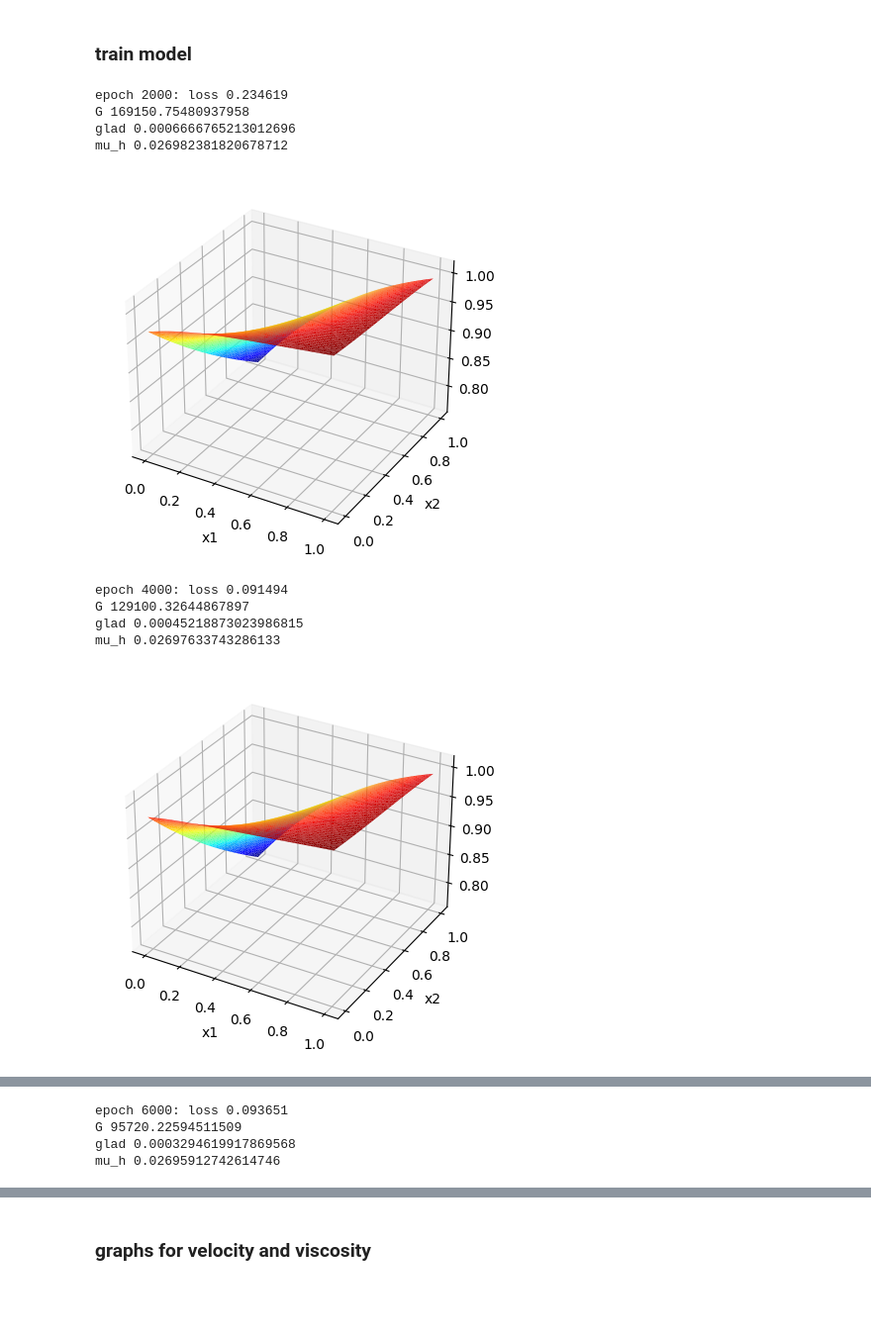
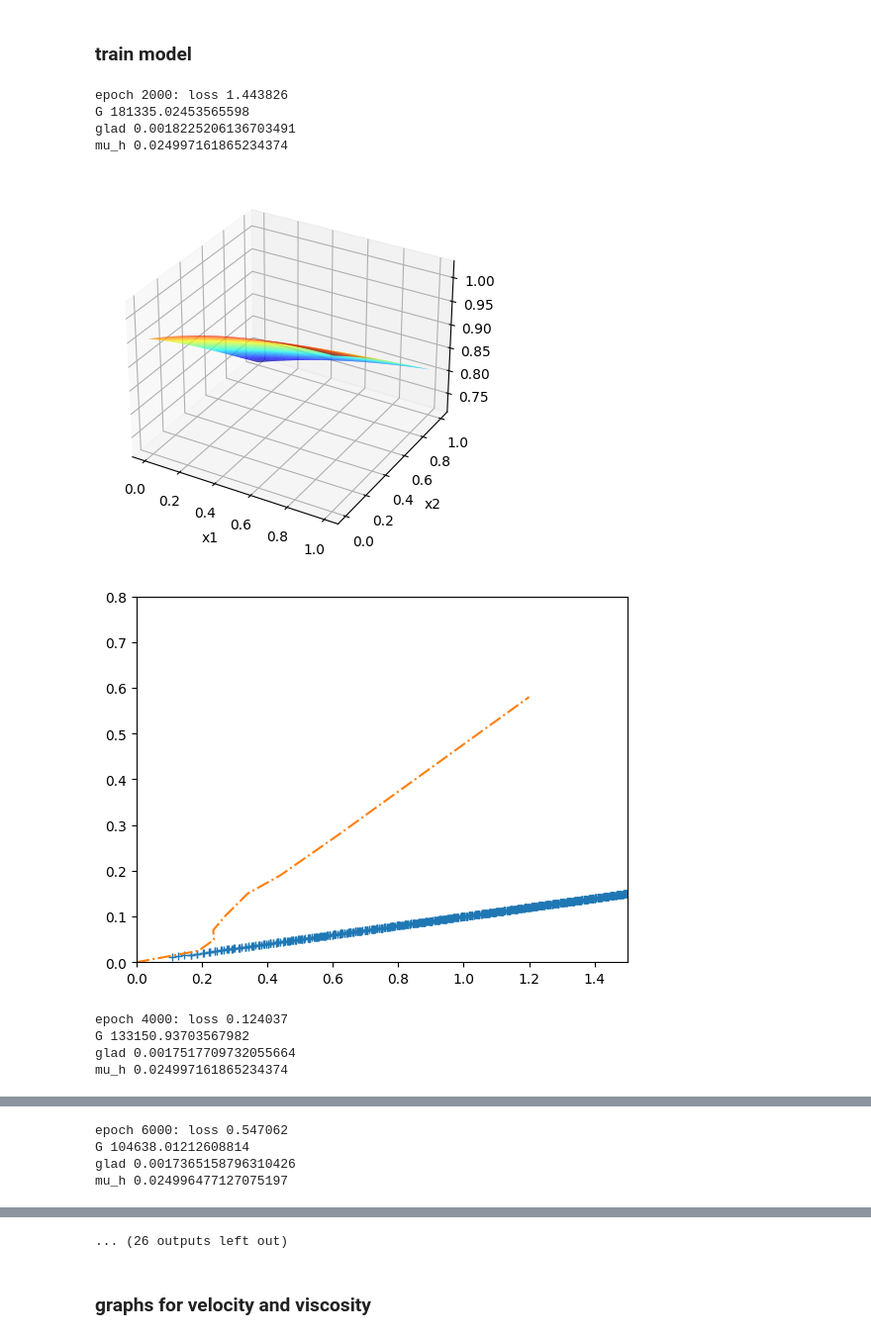
Before and after one commit to aminevdam/Inverse_task, a Jupyter notebook: baikov_task/inverse/inverse.ipynb, the cells around one changed output, grey strips where cells are left out. Shown at 99% size. Saved outputs shown, nothing was run; the diff lists cells and outputs as text; code cells hidden in the pictures; blank space fills up the shorter version.

```diff
--- a/baikov_task/inverse/inverse.ipynb
+++ b/baikov_task/inverse/inverse.ipynb
@@ -34,8 +32,8 @@ plt.show()
 # %%
 device = torch.device('cuda')
 
-lr = 0.001
-epochs = 8000
+lr = 0.0001
+epochs = 26000
 
 u = torch.linspace(0, 1, 50)
 t = torch.linspace(0, 1, 50)
@@ -58,23 +56,17 @@ bnd4 = grid
 bndval4 = f
 
 NN = torch.nn.Sequential(
-            torch.nn.Linear(2, 50),
+            torch.nn.Linear(2, 100),
             torch.nn.Tanh(),
-            torch.nn.Linear(50, 50),
+            torch.nn.Linear(100, 100),
             torch.nn.Tanh(),
-            torch.nn.Linear(50, 50),
+            torch.nn.Linear(100, 100),
             torch.nn.Tanh(),
-            torch.nn.Linear(50, 50),
+            torch.nn.Linear(100, 100),
             torch.nn.Tanh(),
-            torch.nn.Linear(50, 50),
+            torch.nn.Linear(100, 100),
             torch.nn.Tanh(),
-            torch.nn.Linear(50, 50),
-            torch.nn.Tanh(),
-            torch.nn.Linear(50, 50),
-            torch.nn.Tanh(),
-            torch.nn.Linear(50, 50),
-            torch.nn.Tanh(),
-            torch.nn.Linear(50, 1))
+            torch.nn.Linear(100, 1))
 
 
 # Initialize neural network
@@ -97,40 +89,40 @@ for epoch in range(1, epochs+1):
         loss_bnd3 = model.loss_operator(bnd3).reshape(-1)
         loss_data = model.loss_data(bnd4, gradient, bndval4)
         if type(loss_data) is float:
             loss_data = 0
         else:
             loss_data = (loss_data).mean()
         loss = loss_pde + 1000*loss_bnd1.mean() + 100*(torch.hstack([loss_bnd2, loss_bnd3])).mean() + 10*loss_data
 
         loss.backward()
         return loss
 
 
     # Optimize loss function
     loss_pde = optimizer.step(closure)
 
     loss_value = loss_pde.item() if not isinstance(loss_pde, float) else loss_pde
 
     if epoch%2000==0:
         print(f'epoch {epoch}: loss {loss_value:.6f}')
         print('G', model.G.detach().item()*Pk/L)
         print('glad', model.glad.detach().item()*1e-3)
         print('mu_h', model.mu_h.detach().item()*1e-3)
         fig1 = plt.figure()
         ax1 = fig1.add_subplot(projection='3d')
         ax1.plot_trisurf(grid[:, 0].cpu().detach().numpy().reshape(-1), grid[:, 1].cpu().detach().numpy().reshape(-1),
                     model(grid).cpu().detach().numpy().reshape(-1), cmap=cm.jet, linewidth=0.2, alpha=1)
         ax1.set_xlabel("x1")
         ax1.set_ylabel("x2")
         plt.show()
 # %% [output]
-epoch 2000: loss 0.234619
-G 169150.75480937958
-glad 0.0006666765213012696
-mu_h 0.026982381820678712
+epoch 2000: loss 1.443826
+G 181335.02453565598
+glad 0.0018225206136703491
+mu_h 0.024997161865234374
-[figure, old version]
+[figure, new version]
+[figure, new version]
-epoch 4000: loss 0.091494
-G 129100.32644867897
-glad 0.00045218873023986815
-mu_h 0.02697633743286133
+epoch 4000: loss 0.124037
+G 133150.93703567982
+glad 0.0017517709732055664
+mu_h 0.024997161865234374
-[figure, old version]
@@ -137,4 +131,4 @@ mu_h 0.02697633743286133
-epoch 6000: loss 0.093651
-G 95720.22594511509
-glad 0.0003294619917869568
-mu_h 0.02695912742614746
+epoch 6000: loss 0.547062
+G 104638.01212608814
+glad 0.0017365158796310426
+mu_h 0.024996477127075197
@@ -147,2 +143,3 @@ mu_h 0.0269427433013916
+... (26 outputs left out)
 # %% [markdown]
 ### graphs for velocity and viscosity
```
Also changed, not shown: parts of 5 cells of this notebook, 4 other files.
